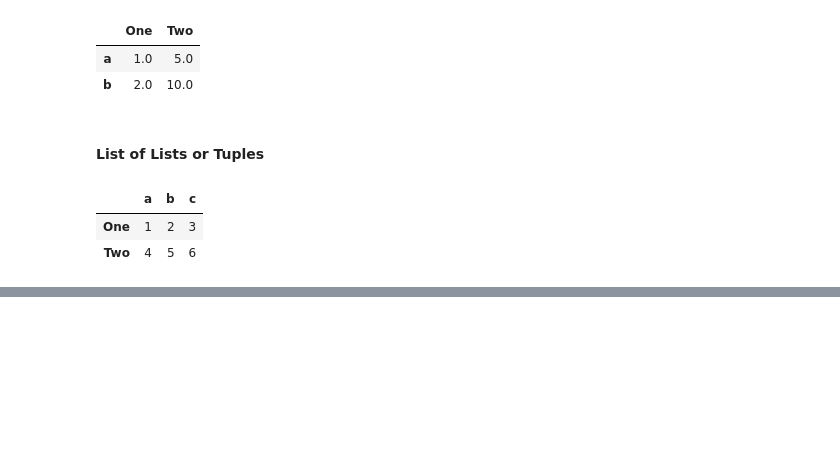
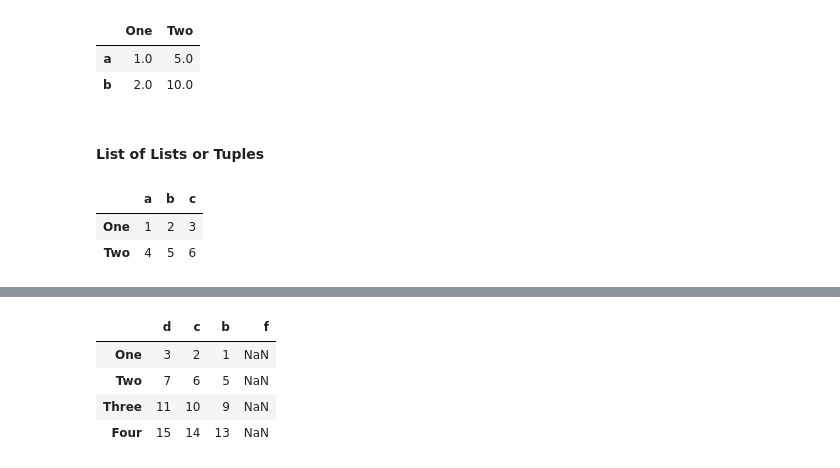
Before and after one commit to kennyrnwilson/python, a Jupyter notebook: pandas/dataframe.ipynb, the cells around one changed output, grey strips where cells are left out. Saved outputs shown, nothing was run; the diff lists cells and outputs as text; code cells hidden in the pictures; blank space fills up the shorter version.

```diff
--- a/pandas/dataframe.ipynb
+++ b/pandas/dataframe.ipynb
@@ -251,0 +307,8 @@ pd.DataFrame(data, index=['One','Two'], columns=['a','b', 'c'])
+# %%
+df1.reindex(['d','c','b','f'], axis="columns")
+# %% [output]
+|  | d | c | b | f |
+| One | 3 | 2 | 1 | NaN |
+| Two | 7 | 6 | 5 | NaN |
+| Three | 11 | 10 | 9 | NaN |
+| Four | 15 | 14 | 13 | NaN |
```
Also changed, not shown: parts of 7 cells of this notebook.
